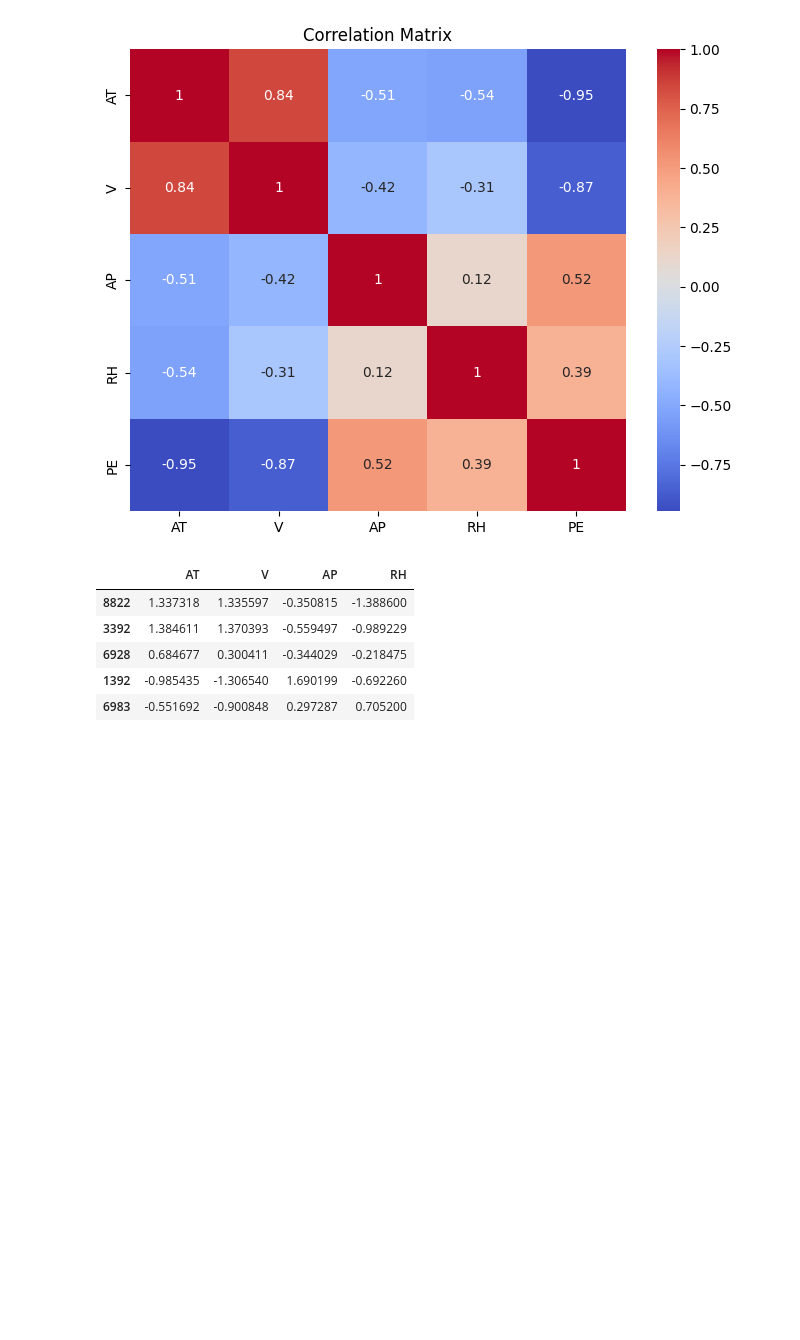
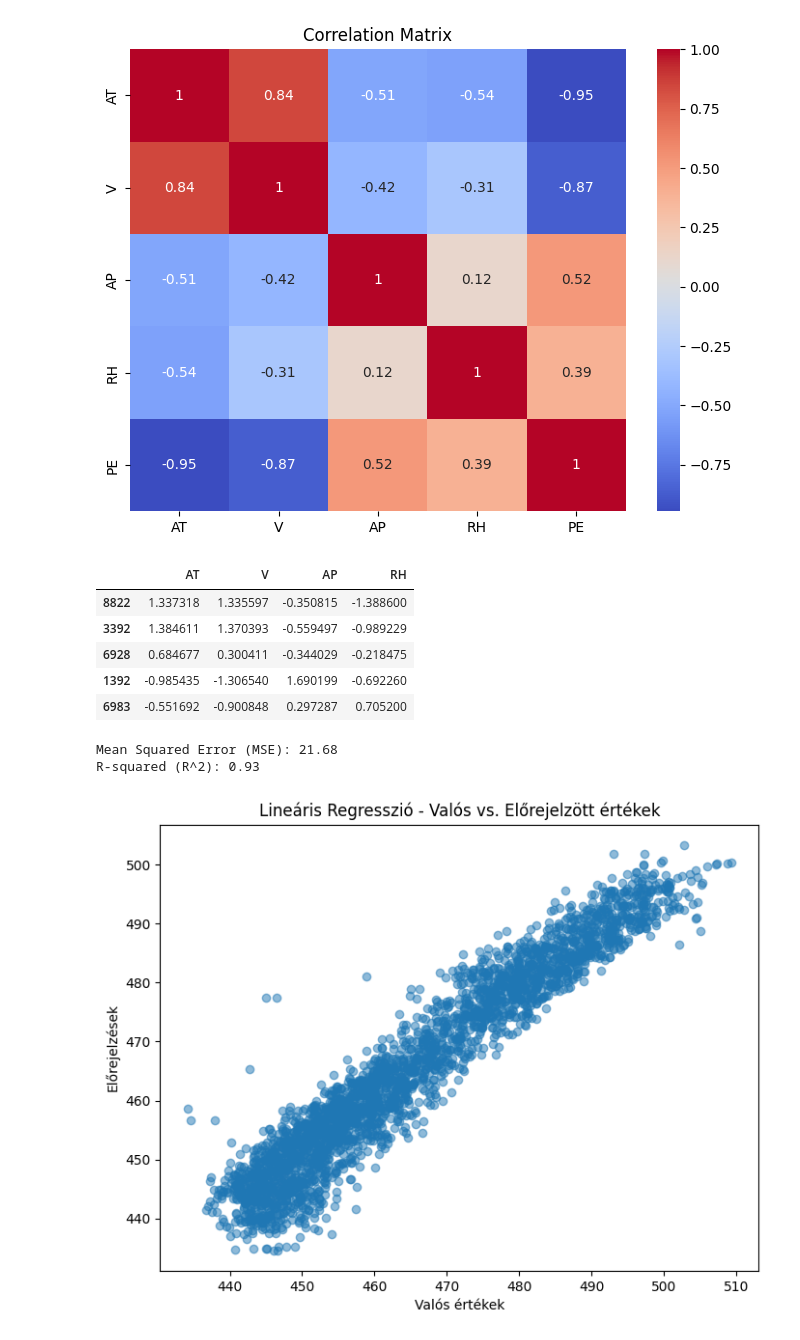
Before and after one commit to Lacikaki7/AI_project1, a Jupyter notebook: Beadando.ipynb, the cells around one changed output. Cells and saved outputs as stored; diff of their text form; code cells hidden in the pictures; blank space fills up the shorter version.

```diff
--- a/Beadando.ipynb
+++ b/Beadando.ipynb
@@ -188,3 +188,55 @@ X_train_scaled.head()
 | 6928 | 0.684677 | 0.300411 | -0.344029 | -0.218475 |
 | 1392 | -0.985435 | -1.306540 | 1.690199 | -0.692260 |
 | 6983 | -0.551692 | -0.900848 | 0.297287 | 0.705200 |
+# %%
+# Létrehozzuk a standardizált tanító adathalmazt
+X_train_mean = X_train.mean()  # Számítsuk ki a tanító adathalmaz átlagát
+X_train_std = X_train.std()    # Számítsuk ki a tanító adathalmaz szórását
+X_train_scaled = (X_train - X_train_mean) / X_train_std
+
+# Létrehozzuk a standardizált teszthalmazt a tanító adathalmaz statisztikái alapján
+X_test_scaled = (X_test - X_train_mean) / X_train_std
+# %%
+# Importáljuk a lineáris regressziós modellt
+from sklearn.linear_model import LinearRegression
+from sklearn.metrics import mean_squared_error, r2_score
+
+# Létrehozzuk a lineáris regresszió modellt
+model = LinearRegression()
+
+# 2. Modell kiképzése:
+# A modell kiképzése a tanító adathalmazon történik.
+model.fit(X_train_scaled, y_train)
+
+# 3. Modell értékelése:
+# Az értékeléshez használjuk a teszthalmazt és számítsuk ki a predikciókat.
+y_pred = model.predict(X_test_scaled)
+
+# Mean Squared Error (MSE) számítása
+mse = mean_squared_error(y_test, y_pred)
+
+# R-squared (R^2) számítása
+r2 = r2_score(y_test, y_pred)
+
+# Eredmények kiíratása
+print(f"Mean Squared Error (MSE): {mse:.2f}")
+print(f"R-squared (R^2): {r2:.2f}\n")
+
+# 4. Modell finomhangolása:
+# A lineáris regresszió esetében nincs sok hiperparaméter finomhangolás, de más algoritmusoknál lehet ilyen lépés.
+
+# 5. Vizualizáció:
+# Készítsünk diagramokat az eredmények vizualizálására. Például egy scatter plot az előrejelzett és a valós értékekről.
+
+import matplotlib.pyplot as plt
+
+plt.figure(figsize=(8, 6))
+plt.scatter(y_test, y_pred, alpha=0.5)
+plt.xlabel("Valós értékek")
+plt.ylabel("Előrejelzések")
+plt.title("Lineáris Regresszió - Valós vs. Előrejelzött értékek")
+plt.show()
+# %% [output]
+Mean Squared Error (MSE): 21.68
+R-squared (R^2): 0.93
+[figure, added]
```
Also changed, not shown: parts of 3 cells of this notebook.
